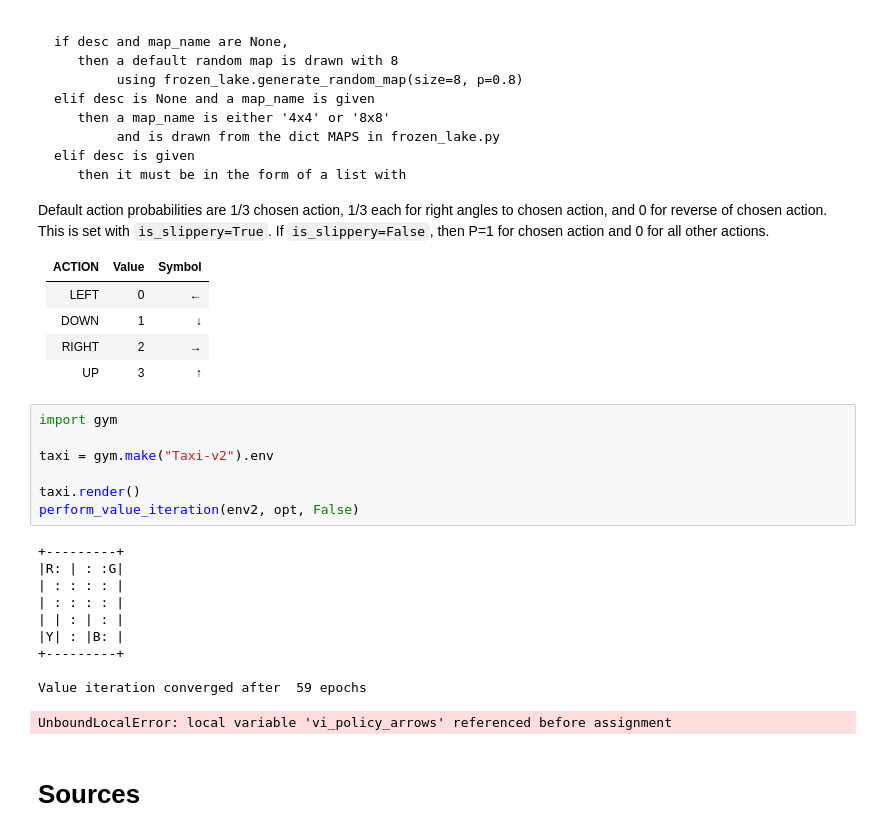
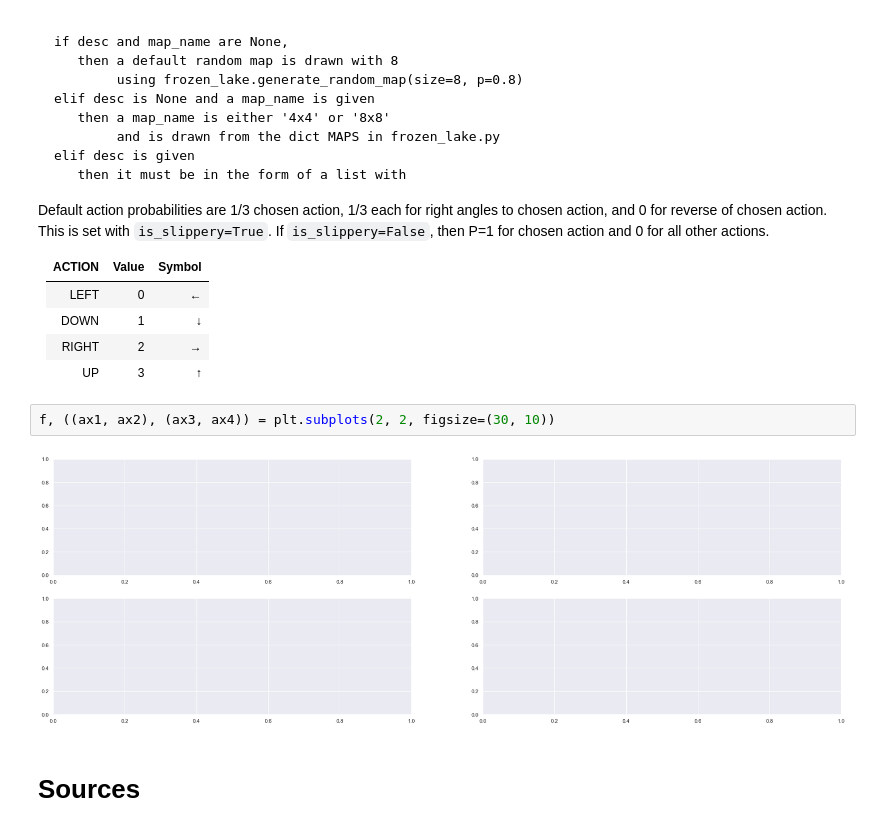
Before and after one commit to TommyJohnDub/hw4-ncook-solution, a Jupyter notebook: ncook3-solution-base-iterate.ipynb, the cells around one changed output. Cells and saved outputs as stored; diff of their text form.

```diff
--- a/ncook3-solution-base-iterate.ipynb
+++ b/ncook3-solution-base-iterate.ipynb
@@ -251,24 +226,10 @@ Default action probabilities are 1/3 chosen action, 1/3 each for right angles to
 |DOWN  | 1   | ↓    |
 |RIGHT | 2   | →    |
 |UP    | 3   | ↑    |
-# %%
-import gym
-
-taxi = gym.make("Taxi-v2").env
-
-taxi.render()
-perform_value_iteration(env2, opt, False)
-# %% [output]
-+---------+
-|R: | : :G|
-| : : : : |
-| : : : : |
-| | : | : |
-|Y| : |B: |
-+---------+
-
-Value iteration converged after  59 epochs
-UnboundLocalError: local variable 'vi_policy_arrows' referenced before assignment
+# %%
+f, ((ax1, ax2), (ax3, ax4)) = plt.subplots(2, 2, figsize=(30, 10))
+# %% [output]
+[figure, added]
 # %% [markdown]
 # Sources
 # %% [markdown]
```
Also changed, not shown: parts of 4 cells of this notebook, 2 other files.
